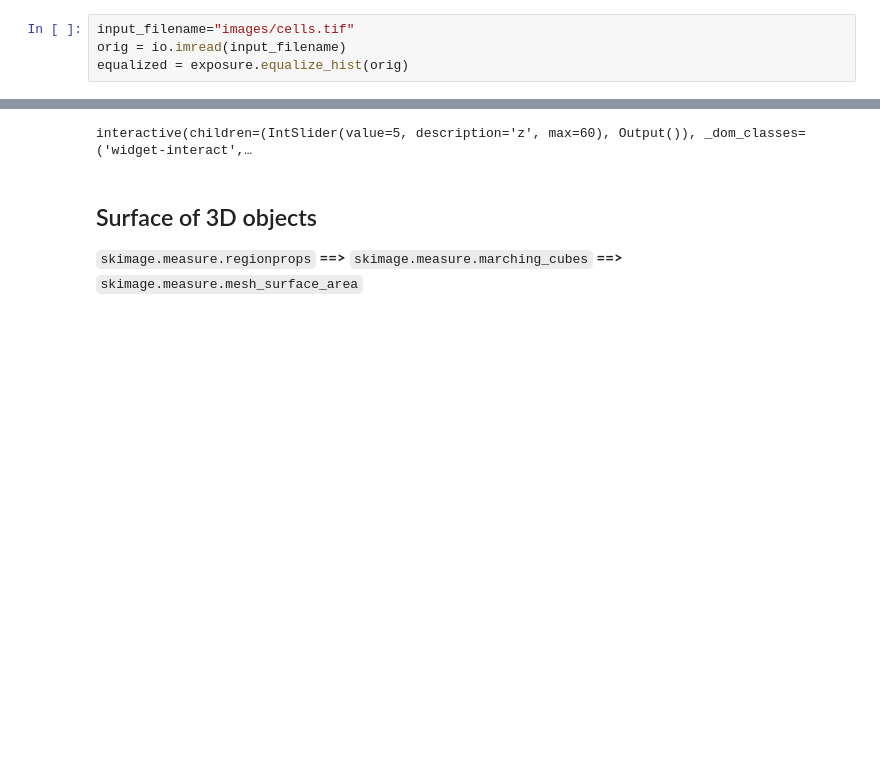
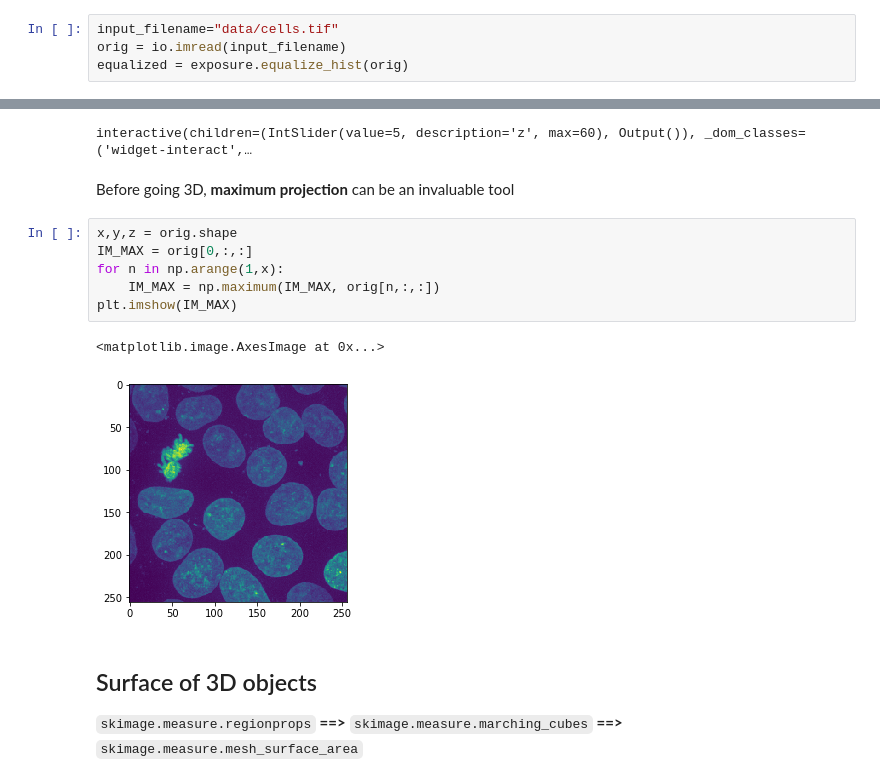
Before and after one commit to BIDS/ISVC2019, a Jupyter notebook: tutorial_notebooks/02_datasets_visualization.ipynb, the cells around one changed output, grey strips where cells are left out. Drawn from its saved outputs; the diff is of its cells as text; blank space fills up the shorter version.

```diff
--- a/tutorial_notebooks/02_datasets_visualization.ipynb
+++ b/tutorial_notebooks/02_datasets_visualization.ipynb
@@ -49,7 +49,7 @@ from skimage import exposure, io, measure
 # %% [markdown]
 Let's read the original image and the labeled result from previous lesson:
 # %%
-input_filename="images/cells.tif"
+input_filename="data/cells.tif"
 orig = io.imread(input_filename)
 equalized = exposure.equalize_hist(orig)
 # %%
@@ -69,6 +69,17 @@ def slicer(z):
 interact(slicer, z=widgets.IntSlider(min=0,max=60,step=1,value=5));
 # %% [output]
 interactive(children=(IntSlider(value=5, description='z', max=60), Output()), _dom_classes=('widget-interact',…
+# %% [markdown]
+Before going 3D, **maximum projection** can be an invaluable tool
+# %%
+x,y,z = orig.shape
+IM_MAX = orig[0,:,:]
+for n in np.arange(1,x):
+    IM_MAX = np.maximum(IM_MAX, orig[n,:,:])
+plt.imshow(IM_MAX)
+# %% [output]
+<matplotlib.image.AxesImage at 0x...>
+[figure, added]
 # %% [markdown]
 ## Surface of 3D objects
 `skimage.measure.regionprops` **==>** `skimage.measure.marching_cubes` **==>** `skimage.measure.mesh_surface_area`
```
Also changed, not shown: parts of 1 cell of this notebook, 1 other file.
